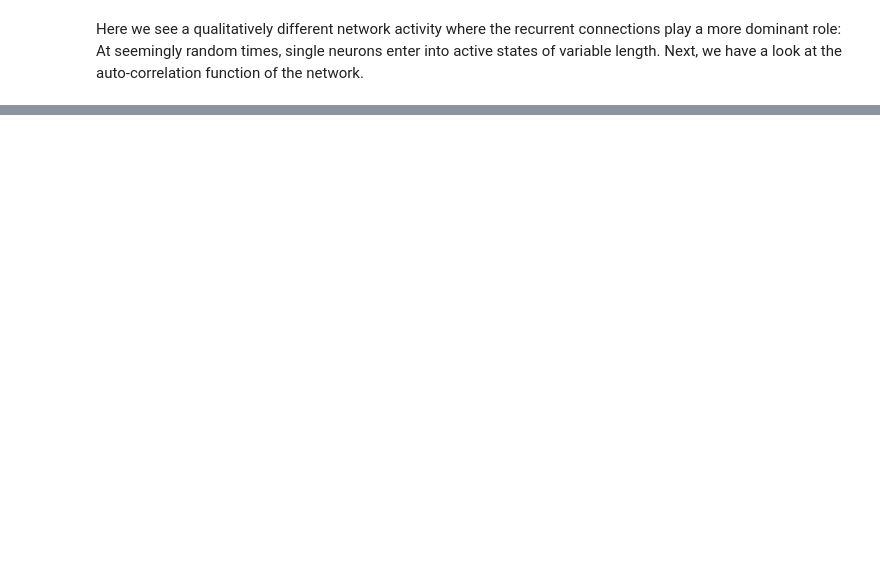
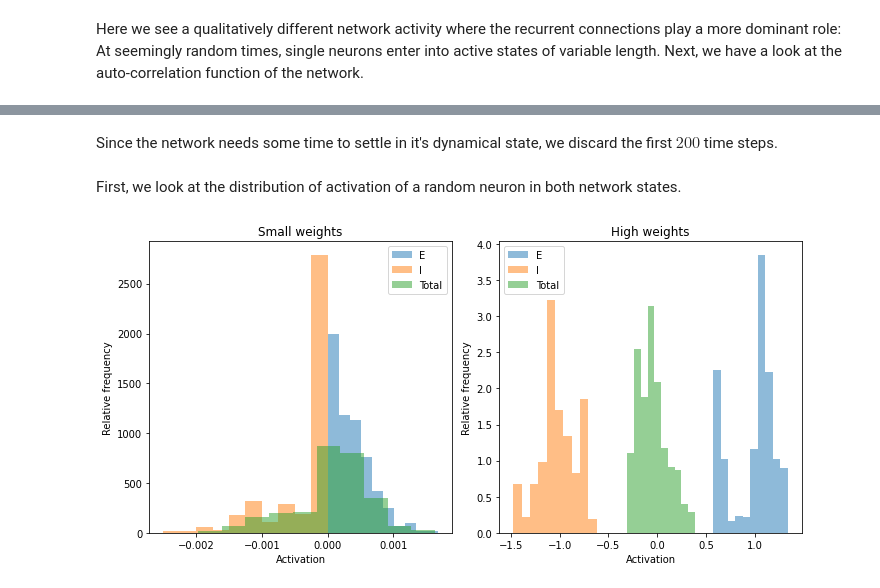
Before and after one commit to lava-nc/lava, a Jupyter notebook: tutorials/end_to_end/tutorial02_excitatory_inhibitory_network.ipynb, the cells around one changed output, grey strips where cells are left out. Saved outputs shown, nothing was run; the diff lists cells and outputs as text; code cells hidden in the pictures; blank space fills up the shorter version.

```diff
--- a/tutorials/end_to_end/tutorial02_excitatory_inhibitory_network.ipynb
+++ b/tutorials/end_to_end/tutorial02_excitatory_inhibitory_network.ipynb
@@ -357,0 +404,2 @@ This implies the network is in a suitable regime for computation, e.g. in the co
+# %% [markdown]
+Since the network needs some time to settle in it's dynamical state, we discard the first $200$ time steps.
@@ -357,0 +420,26 @@ This implies the network is in a suitable regime for computation, e.g. in the co
+# %% [markdown]
+First, we look at the distribution of activation of a random neuron in both network states.
+# %%
+rnd_neuron = 4
+
+f, (ax1, ax2) = plt.subplots(1, 2, figsize=(10,5))
+ax1.set_title('Small weights')
+ax1.set_xlabel('Activation')
+ax1.set_ylabel('Relative frequency')
+ax1.hist(act_exc_balanced[rnd_neuron], bins=10, alpha=0.5, density=True, label='E')
+ax1.hist(act_inh_balanced[rnd_neuron], bins=10, alpha=0.5, density=True, label='I'),
+ax1.hist(act_tot_balanced[rnd_neuron], bins=10, alpha=0.5, density=True, label='Total')
+ax1.legend()
+
+ax2.set_title('High weights')
+ax2.set_xlabel('Activation')
+ax2.set_ylabel('Relative frequency')
+ax2.hist(act_exc_critical[rnd_neuron], bins=10, alpha=0.5, density=True, label='E')
+ax2.hist(act_inh_critical[rnd_neuron], bins=10, alpha=0.5, density=True, label='I')
+ax2.hist(act_tot_critical[rnd_neuron], bins=10, alpha=0.5, density=True, label='Total')
+ax2.legend()
+
+plt.tight_layout()
+plt.show()
+# %% [output]
+[figure, added]
```
Also changed, not shown: parts of 22 cells of this notebook.
